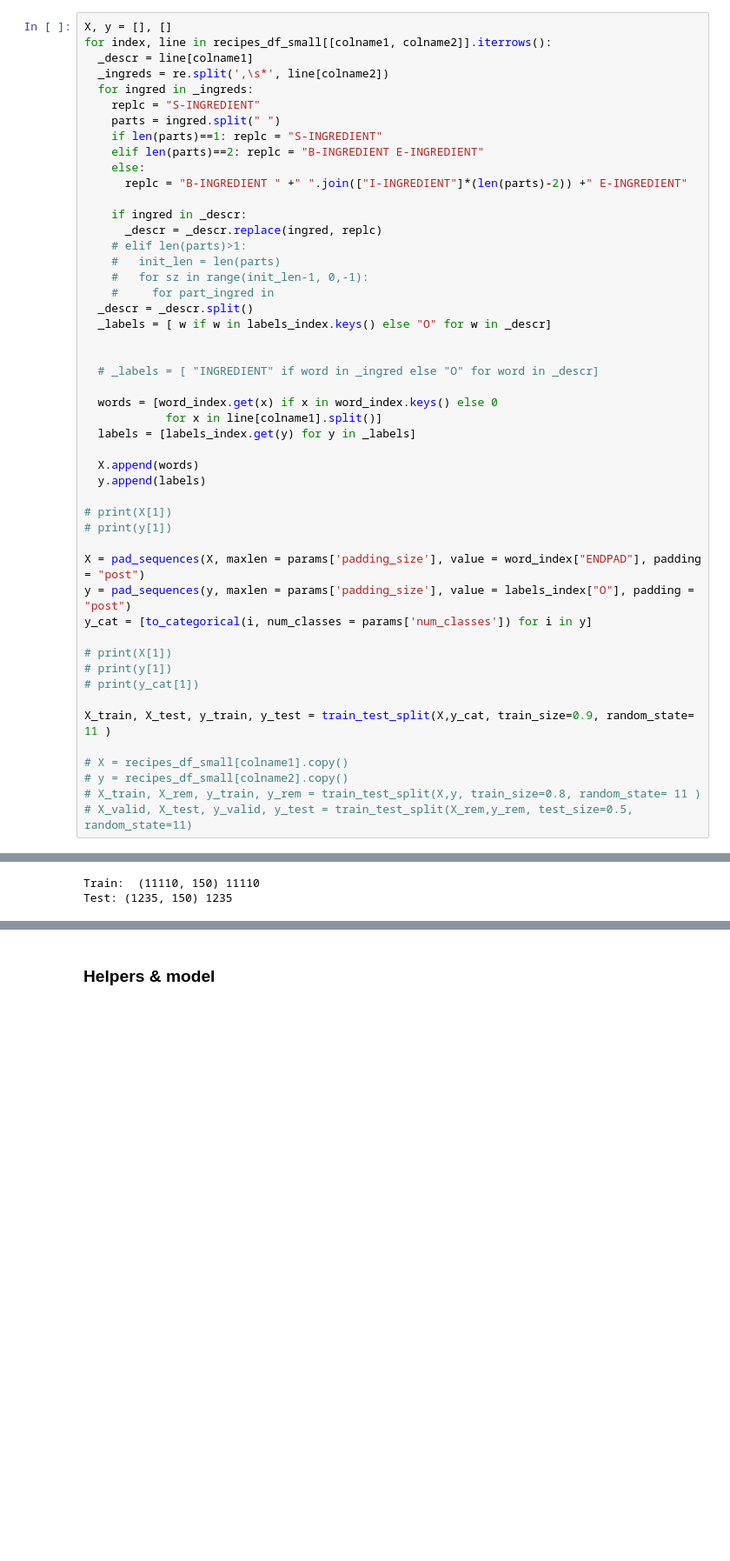
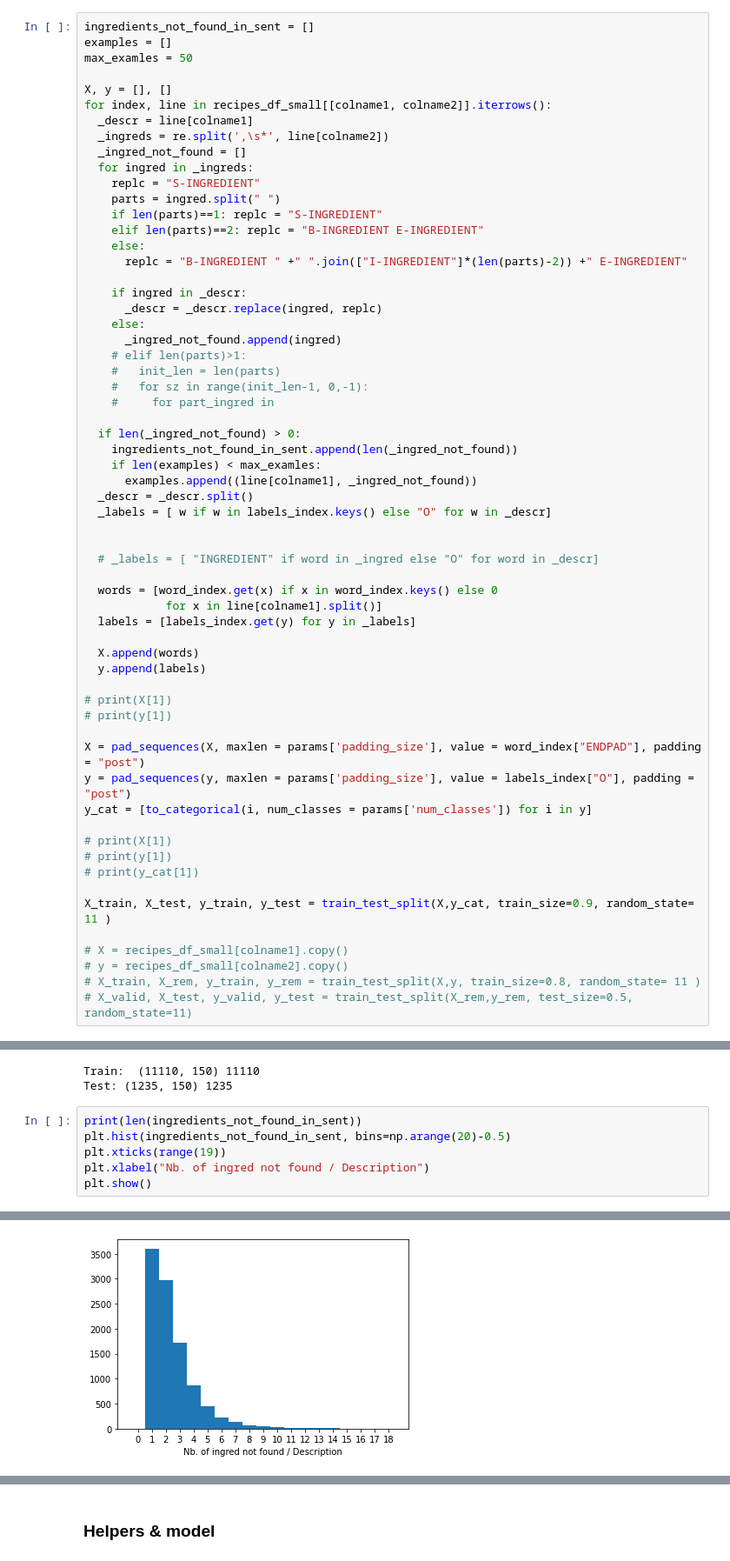
Before and after one commit to sofiaElenaHopartean/NLP_recipes, a Jupyter notebook: recipes_tf.ipynb, the cells around one changed output, grey strips where cells are left out. Shown at 87% size. Saved outputs shown, nothing was run; the diff lists cells and outputs as text; blank space fills up the shorter version.

Commit message:
added some missing ingredients stats from first notebook

```diff
--- a/recipes_tf.ipynb
+++ b/recipes_tf.ipynb
@@ -248,10 +304,15 @@ word_index['ENDPAD']
 # %% [markdown]
 ### Data split
 # %%
+ingredients_not_found_in_sent = []
+examples = []
+max_examles = 50
+
 X, y = [], []
 for index, line in recipes_df_small[[colname1, colname2]].iterrows():
   _descr = line[colname1]
   _ingreds = re.split(',\s*', line[colname2])
+  _ingred_not_found = []
   for ingred in _ingreds:
     replc = "S-INGREDIENT"
     parts = ingred.split(" ")
@@ -262,10 +323,17 @@ for index, line in recipes_df_small[[colname1, colname2]].iterrows():
 
     if ingred in _descr:
       _descr = _descr.replace(ingred, replc)
+    else:
+      _ingred_not_found.append(ingred)
     # elif len(parts)>1:
     #   init_len = len(parts)
     #   for sz in range(init_len-1, 0,-1):
     #     for part_ingred in
+
+  if len(_ingred_not_found) > 0:
+    ingredients_not_found_in_sent.append(len(_ingred_not_found))
+    if len(examples) < max_examles:
+      examples.append((line[colname1], _ingred_not_found))
   _descr = _descr.split()
   _labels = [ w if w in labels_index.keys() else "O" for w in _descr]
 
@@ -303,3 +371,10 @@ print("Test:", X_test.shape, len(y_test))
 # %% [output]
 Train:  (11110, 150) 11110
 Test: (1235, 150) 1235
+# %%
+print(len(ingredients_not_found_in_sent))
+plt.hist(ingredients_not_found_in_sent, bins=np.arange(20)-0.5)
+plt.xticks(range(19))
+plt.xlabel("Nb. of ingred not found / Description")
+plt.show()
+# %% [output]
@@ -305,0 +382 @@ Test: (1235, 150) 1235
+[figure, added]
```
Also changed, not shown: parts of 7 cells of this notebook.
